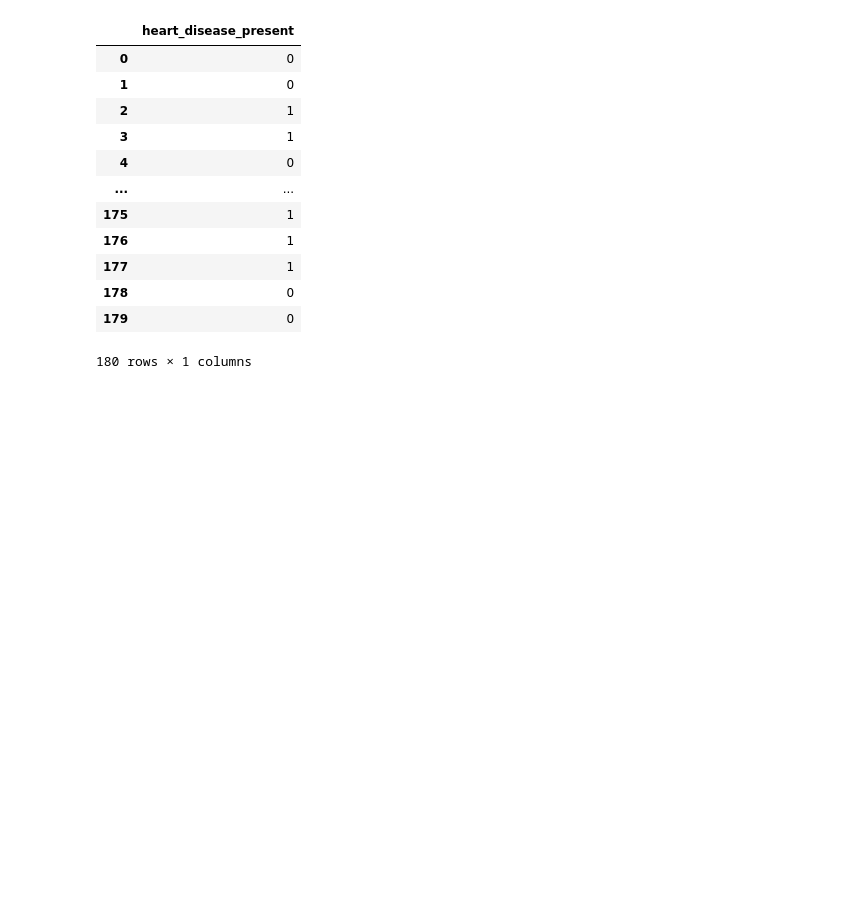
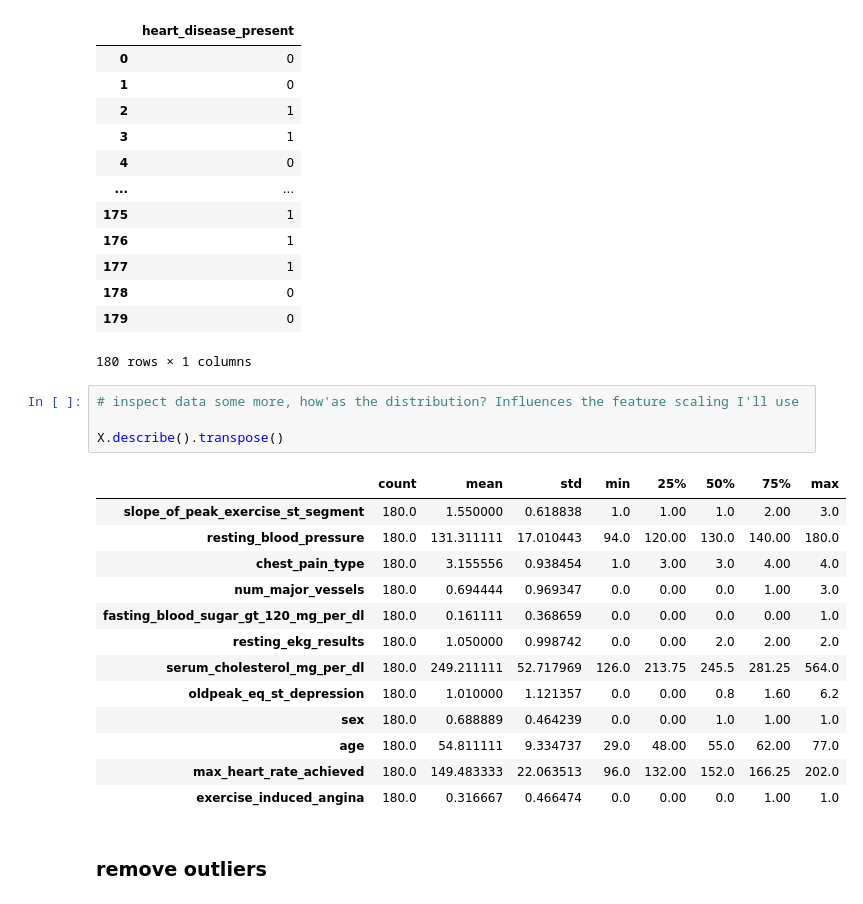
Before and after one commit to johancodes/heart-disease, a Jupyter notebook: heart_disease_ml.ipynb, the cells around one changed output. Drawn from its saved outputs; the diff is of its cells as text; blank space fills up the shorter version.

```diff
--- a/heart_disease_ml.ipynb
+++ b/heart_disease_ml.ipynb
@@ -84,3 +89,23 @@ y
 | 178 | 0 |
 | 179 | 0 |
 180 rows × 1 columns
+# %%
+# inspect data some more, how'as the distribution? Influences the feature scaling I'll use
+
+X.describe().transpose()
+# %% [output]
+|  | count | mean | std | min | 25% | 50% | 75% | max |
+| slope_of_peak_exercise_st_segment | 180.0 | 1.550000 | 0.618838 | 1.0 | 1.00 | 1.0 | 2.00 | 3.0 |
+| resting_blood_pressure | 180.0 | 131.311111 | 17.010443 | 94.0 | 120.00 | 130.0 | 140.00 | 180.0 |
+| chest_pain_type | 180.0 | 3.155556 | 0.938454 | 1.0 | 3.00 | 3.0 | 4.00 | 4.0 |
+| num_major_vessels | 180.0 | 0.694444 | 0.969347 | 0.0 | 0.00 | 0.0 | 1.00 | 3.0 |
+| fasting_blood_sugar_gt_120_mg_per_dl | 180.0 | 0.161111 | 0.368659 | 0.0 | 0.00 | 0.0 | 0.00 | 1.0 |
+| resting_ekg_results | 180.0 | 1.050000 | 0.998742 | 0.0 | 0.00 | 2.0 | 2.00 | 2.0 |
+| serum_cholesterol_mg_per_dl | 180.0 | 249.211111 | 52.717969 | 126.0 | 213.75 | 245.5 | 281.25 | 564.0 |
+| oldpeak_eq_st_depression | 180.0 | 1.010000 | 1.121357 | 0.0 | 0.00 | 0.8 | 1.60 | 6.2 |
+| sex | 180.0 | 0.688889 | 0.464239 | 0.0 | 0.00 | 1.0 | 1.00 | 1.0 |
+| age | 180.0 | 54.811111 | 9.334737 | 29.0 | 48.00 | 55.0 | 62.00 | 77.0 |
+| max_heart_rate_achieved | 180.0 | 149.483333 | 22.063513 | 96.0 | 132.00 | 152.0 | 166.25 | 202.0 |
+| exercise_induced_angina | 180.0 | 0.316667 | 0.466474 | 0.0 | 0.00 | 0.0 | 1.00 | 1.0 |
+# %% [markdown]
+### remove outliers
```
Also changed, not shown: parts of 8 cells of this notebook.
